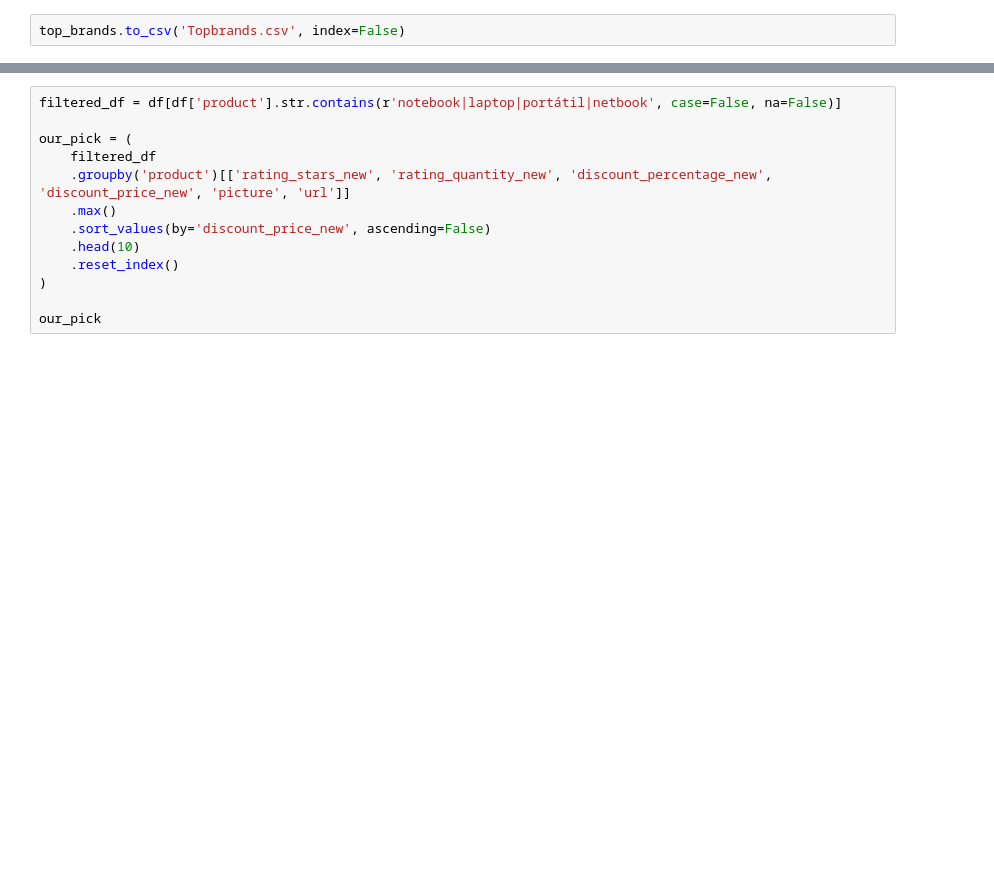
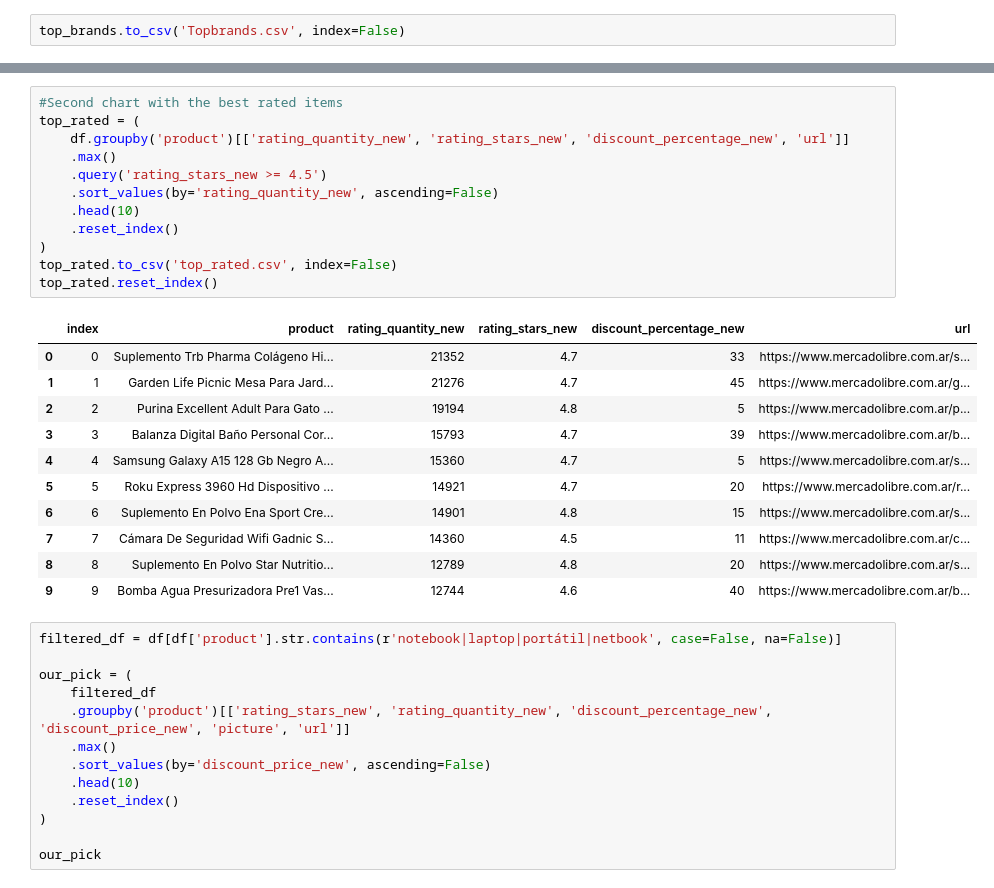
Before and after one commit to santimaestri/Ole-Recomendados, a Jupyter notebook: Topbrands.ipynb, the cells around one changed output, grey strips where cells are left out. Saved outputs shown, nothing was run; the diff lists cells and outputs as text; blank space fills up the shorter version.

```diff
--- a/Topbrands.ipynb
+++ b/Topbrands.ipynb
@@ -41,3 +49,27 @@ top_rated.reset_index()
+# %%
+#Second chart with the best rated items
+top_rated = (
+    df.groupby('product')[['rating_quantity_new', 'rating_stars_new', 'discount_percentage_new', 'url']]
+    .max()
+    .query('rating_stars_new >= 4.5')
+    .sort_values(by='rating_quantity_new', ascending=False)
+    .head(10)
+    .reset_index()
+)
+top_rated.to_csv('top_rated.csv', index=False)
+top_rated.reset_index()
+# %% [output]
+|  | index | product | rating_quantity_new | rating_stars_new | discount_percentage_new | url |
+| 0 | 0 | Suplemento Trb Pharma Colágeno Hi... | 21352 | 4.7 | 33 | https://www.mercadolibre.com.ar/s... |
+| 1 | 1 | Garden Life Picnic Mesa Para Jard... | 21276 | 4.7 | 45 | https://www.mercadolibre.com.ar/g... |
+| 2 | 2 | Purina Excellent Adult Para Gato ... | 19194 | 4.8 | 5 | https://www.mercadolibre.com.ar/p... |
+| 3 | 3 | Balanza Digital Baño Personal Cor... | 15793 | 4.7 | 39 | https://www.mercadolibre.com.ar/b... |
+| 4 | 4 | Samsung Galaxy A15 128 Gb Negro A... | 15360 | 4.7 | 5 | https://www.mercadolibre.com.ar/s... |
+| 5 | 5 | Roku Express 3960 Hd Dispositivo ... | 14921 | 4.7 | 20 | https://www.mercadolibre.com.ar/r... |
+| 6 | 6 | Suplemento En Polvo Ena Sport Cre... | 14901 | 4.8 | 15 | https://www.mercadolibre.com.ar/s... |
+| 7 | 7 | Cámara De Seguridad Wifi Gadnic S... | 14360 | 4.5 | 11 | https://www.mercadolibre.com.ar/c... |
+| 8 | 8 | Suplemento En Polvo Star Nutritio... | 12789 | 4.8 | 20 | https://www.mercadolibre.com.ar/s... |
+| 9 | 9 | Bomba Agua Presurizadora Pre1 Vas... | 12744 | 4.6 | 40 | https://www.mercadolibre.com.ar/b... |
 # %%
 filtered_df = df[df['product'].str.contains(r'notebook|laptop|portátil|netbook', case=False, na=False)]
 
```
Also changed, not shown: parts of 2 cells of this notebook, 5 other files.
